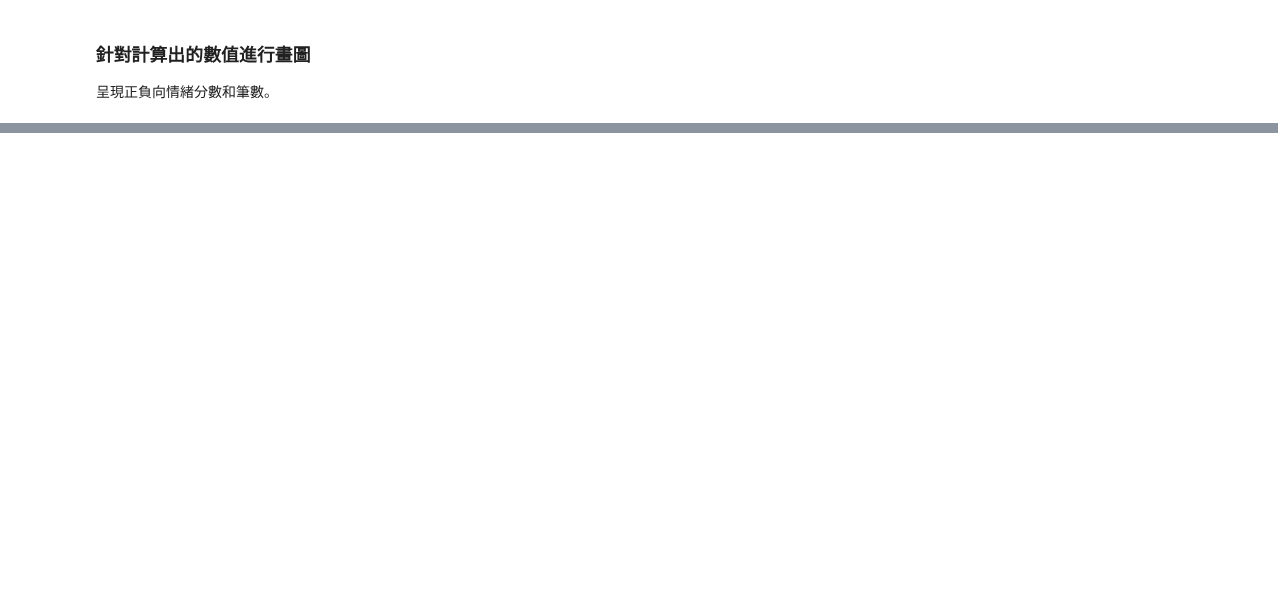
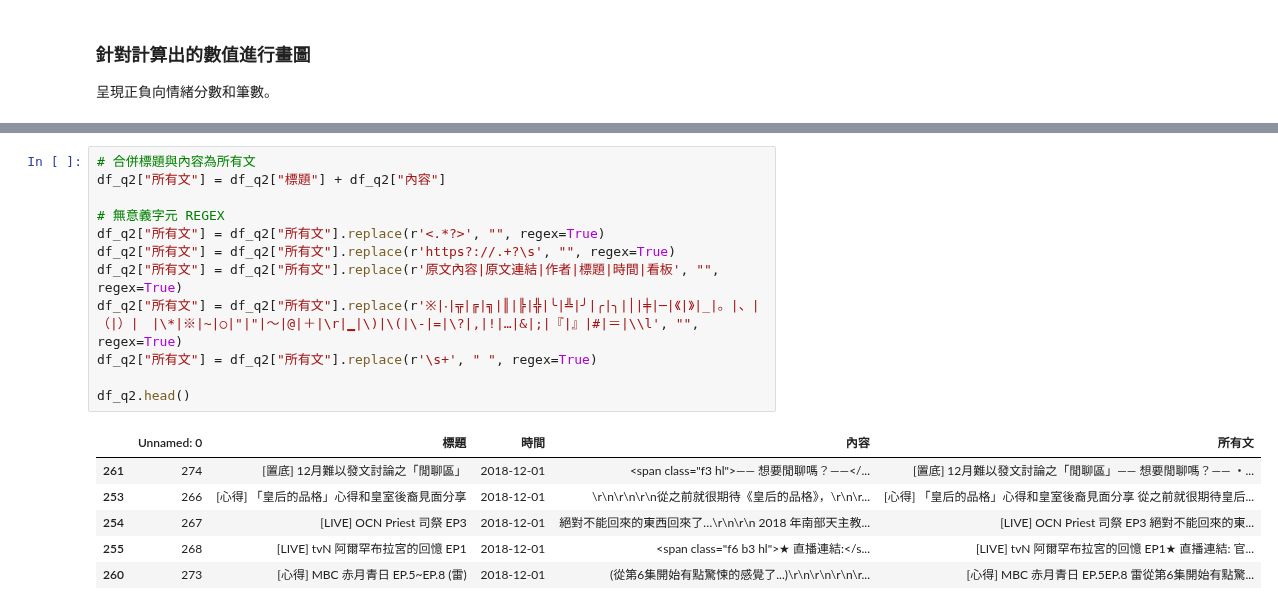
Before and after one commit to pan93412/nkust-homework, a Jupyter notebook: semester-6/marketing/04-sentiments/homework.ipynb, the cells around one changed output, grey strips where cells are left out. Drawn from its saved outputs; the diff is of its cells as text; blank space fills up the shorter version.

```diff
--- a/semester-6/marketing/04-sentiments/homework.ipynb
+++ b/semester-6/marketing/04-sentiments/homework.ipynb
@@ -198,0 +209,19 @@ plt.show()
+# %%
+# 合併標題與內容為所有文
+df_q2["所有文"] = df_q2["標題"] + df_q2["內容"]
+
+# 無意義字元 REGEX
+df_q2["所有文"] = df_q2["所有文"].replace(r'<.*?>', "", regex=True)
+df_q2["所有文"] = df_q2["所有文"].replace(r'https?://.+?\s', "", regex=True)
+df_q2["所有文"] = df_q2["所有文"].replace(r'原文內容|原文連結|作者|標題|時間|看板', "", regex=True)
+df_q2["所有文"] = df_q2["所有文"].replace(r'※|‧|╦|╔|╗|║|╠|╬|╰|╩|╯|╭|╮|│|╪|─|《|》|_|。|、|（|）|　|\*|※|~|○|"|"|～|@|＋|\r|▁|\)|\(|\-|=|\?|,|!|…|&|;|『|』|#|＝|\\l', "", regex=True)
+df_q2["所有文"] = df_q2["所有文"].replace(r'\s+', " ", regex=True)
+
+df_q2.head()
+# %% [output]
+|  | Unnamed: 0 | 標題 | 時間 | 內容 | 所有文 |
+| 261 | 274 | [置底] 12月難以發文討論之「閒聊區」 | 2018-12-01 | <span class="f3 hl">—— 想要閒聊嗎？——</... | [置底] 12月難以發文討論之「閒聊區」—— 想要閒聊嗎？—— ・... |
+| 253 | 266 | [心得] 「皇后的品格」心得和皇室後裔見面分享 | 2018-12-01 | \r\n\r\n\r\n從之前就很期待《皇后的品格》，\r\n\r... | [心得] 「皇后的品格」心得和皇室後裔見面分享 從之前就很期待皇后... |
+| 254 | 267 | [LIVE] OCN Priest 司祭 EP3 | 2018-12-01 | 絕對不能回來的東西回來了…\r\n\r\n 2018 年南部天主教... | [LIVE] OCN Priest 司祭 EP3 絕對不能回來的東... |
+| 255 | 268 | [LIVE] tvN 阿爾罕布拉宮的回憶 EP1 | 2018-12-01 | <span class="f6 b3 hl">★ 直播連結:</s... | [LIVE] tvN 阿爾罕布拉宮的回憶 EP1★ 直播連結: 官... |
+| 260 | 273 | [心得] MBC 赤月青日 EP.5~EP.8 (雷) | 2018-12-01 | (從第6集開始有點驚悚的感覺了...)\r\n\r\n\r\n\r... | [心得] MBC 赤月青日 EP.5EP.8 雷從第6集開始有點驚... |
```
Also changed, not shown: parts of 20 cells of this notebook.
